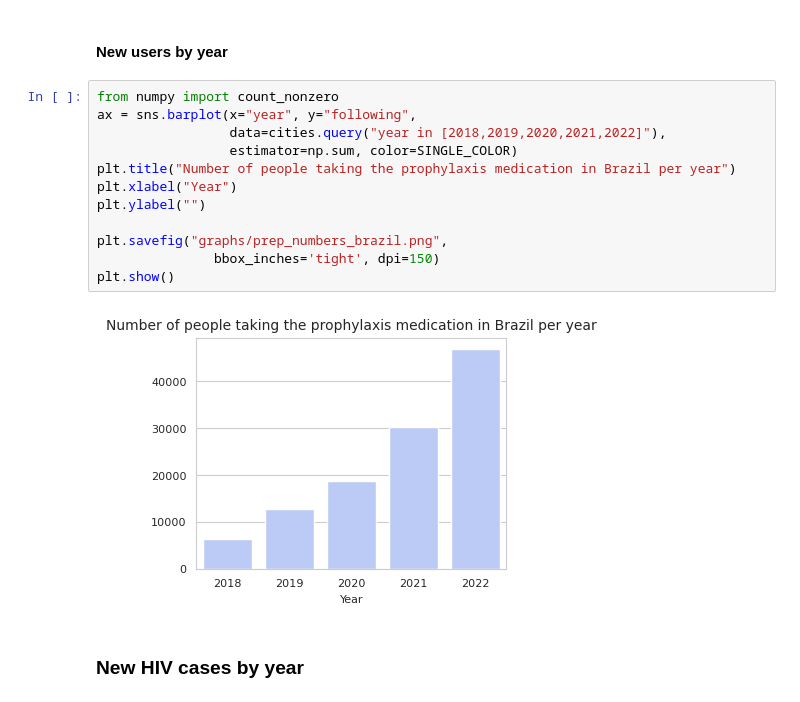
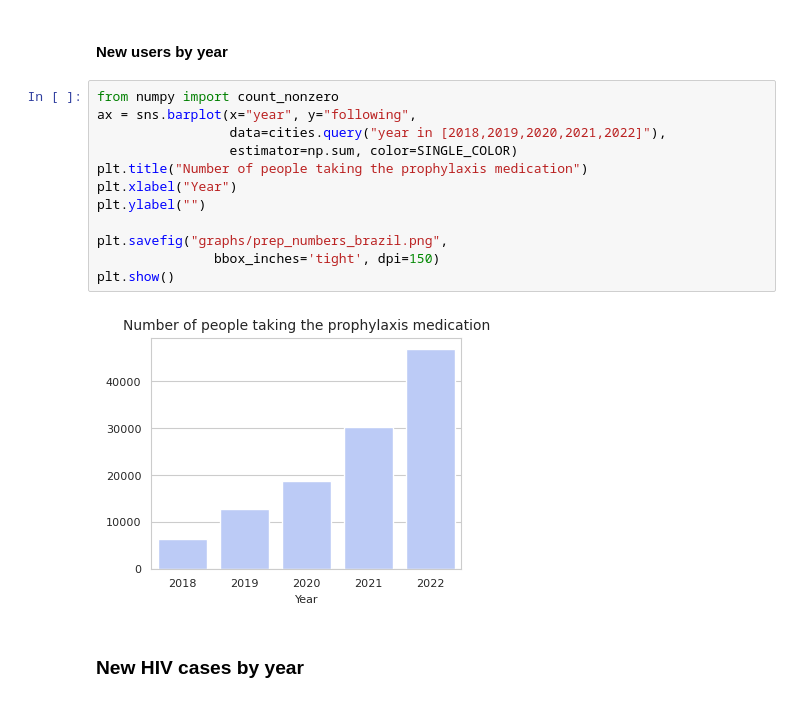
Before and after one commit to rfrade/prep, a Jupyter notebook: graphs_hiv.ipynb, the cells around one changed output. Cells and saved outputs as stored; diff of their text form.

```diff
--- a/graphs_hiv.ipynb
+++ b/graphs_hiv.ipynb
@@ -249,17 +390,17 @@ plt.show()
 # %%
 from numpy import count_nonzero
 ax = sns.barplot(x="year", y="following",
                  data=cities.query("year in [2018,2019,2020,2021,2022]"),
                  estimator=np.sum, color=SINGLE_COLOR)
-plt.title("Number of people taking the prophylaxis medication in Brazil per year")
+plt.title("Number of people taking the prophylaxis medication")
 plt.xlabel("Year")
 plt.ylabel("")
 
 plt.savefig("graphs/prep_numbers_brazil.png",
                bbox_inches='tight', dpi=150)
 plt.show()
 # %% [output]
-[figure, old version]
+[figure, new version]
 # %% [markdown]
 ### New HIV cases by year
 # %%
```
Also changed, not shown: parts of 25 cells of this notebook, 1 other file.
